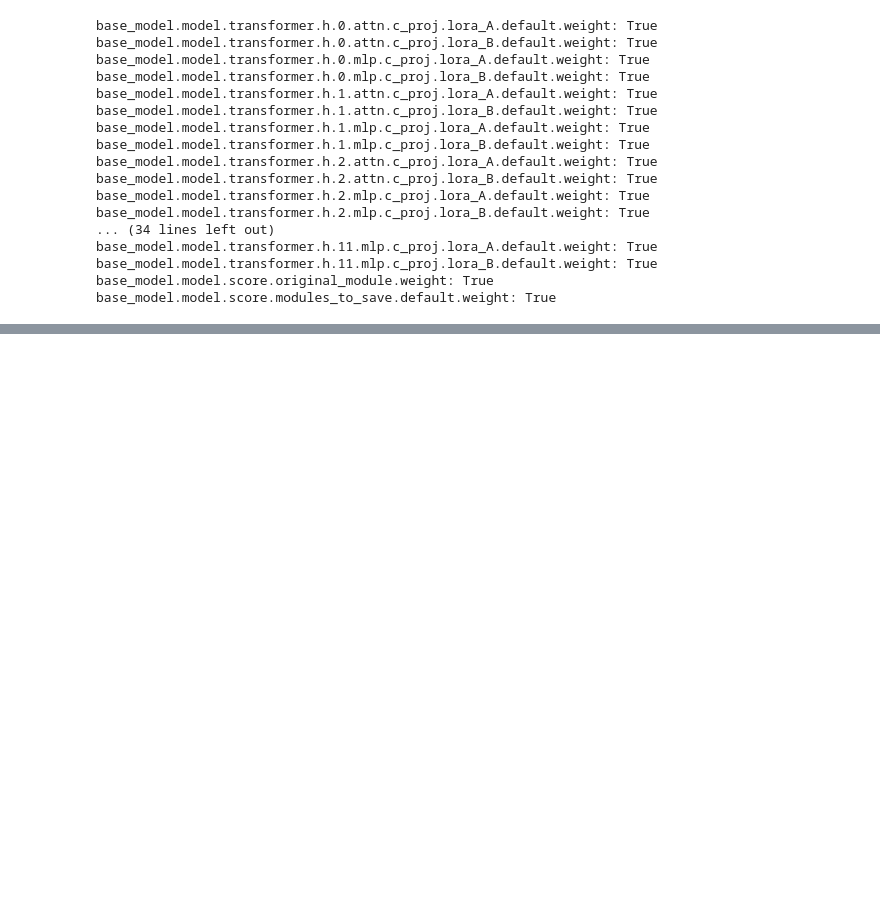
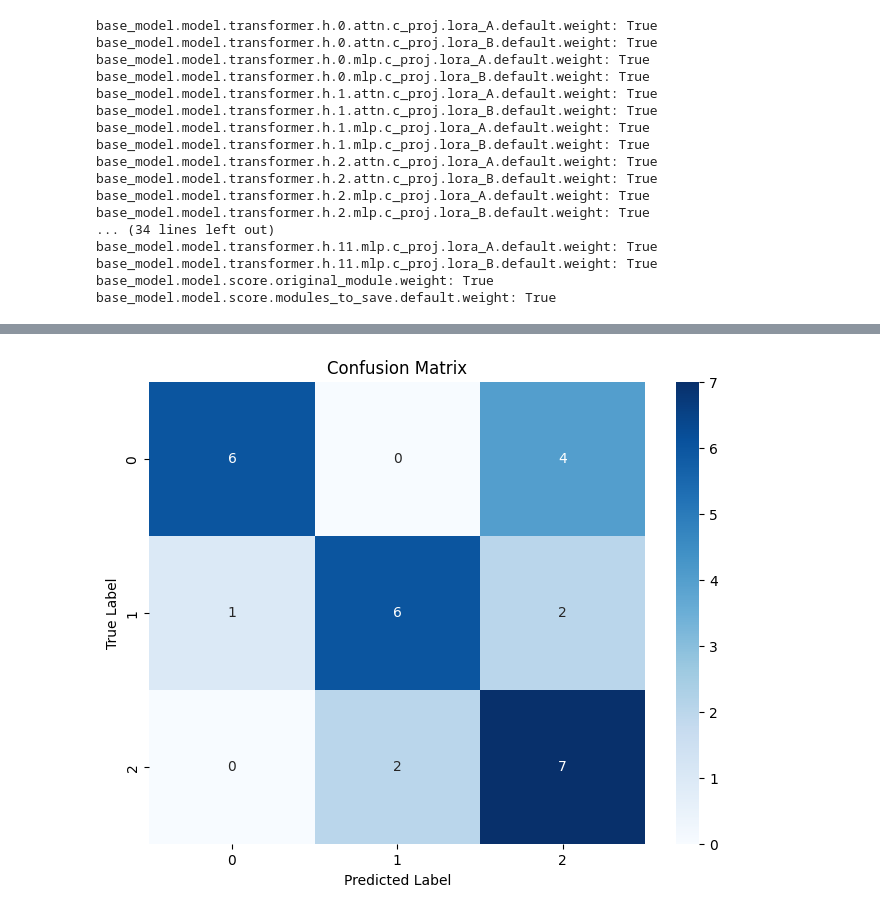
Before and after one commit to stethbo/nlp-winter2024, a Jupyter notebook: sequence_classification/notebooks/PEFT_bert_and_gpt2.ipynb, the cells around one changed output, grey strips where cells are left out. Cells and saved outputs as stored; diff of their text form; code cells hidden in the pictures; blank space fills up the shorter version.

```diff
--- a/sequence_classification/notebooks/PEFT_bert_and_gpt2.ipynb
+++ b/sequence_classification/notebooks/PEFT_bert_and_gpt2.ipynb
@@ -624,0 +682,2 @@ trainer.train()
+# %%
+trainer.train()
@@ -624,0 +704,2 @@ trainer.train()
+# %%
+trainer.train()
@@ -624,0 +772,12 @@ trainer.train()
+# %%
+predictions = trainer.predict(eval_dataset)
+predicted_labels = np.argmax(predictions.predictions, axis=1)
+
+results_df = pd.DataFrame({
+    'text': test_df['text'],
+    'true_label': test_df['labels'],
+    'predicted_label': predicted_labels
+})
+
+# Display some examples
+num_examples_to_display = 10  # Adjust this number as needed
@@ -624,0 +810,17 @@ trainer.train()
+# %%
+from sklearn.metrics import confusion_matrix
+import seaborn as sns
+import matplotlib.pyplot as plt
+
+# Assuming 'results_df' is your DataFrame with 'true_label' and 'predicted_label' columns
+cm = confusion_matrix(results_df['true_label'], results_df['predicted_label'])
+
+# Plot the confusion matrix using seaborn
+plt.figure(figsize=(8, 6))
+sns.heatmap(cm, annot=True, fmt='d', cmap='Blues', xticklabels=['0', '1', '2'], yticklabels=['0', '1', '2'])
+plt.xlabel('Predicted Label')
+plt.ylabel('True Label')
+plt.title('Confusion Matrix')
+plt.show()
+# %% [output]
+[figure, added]
```
Also changed, not shown: parts of 28 cells of this notebook, 1 other file.
